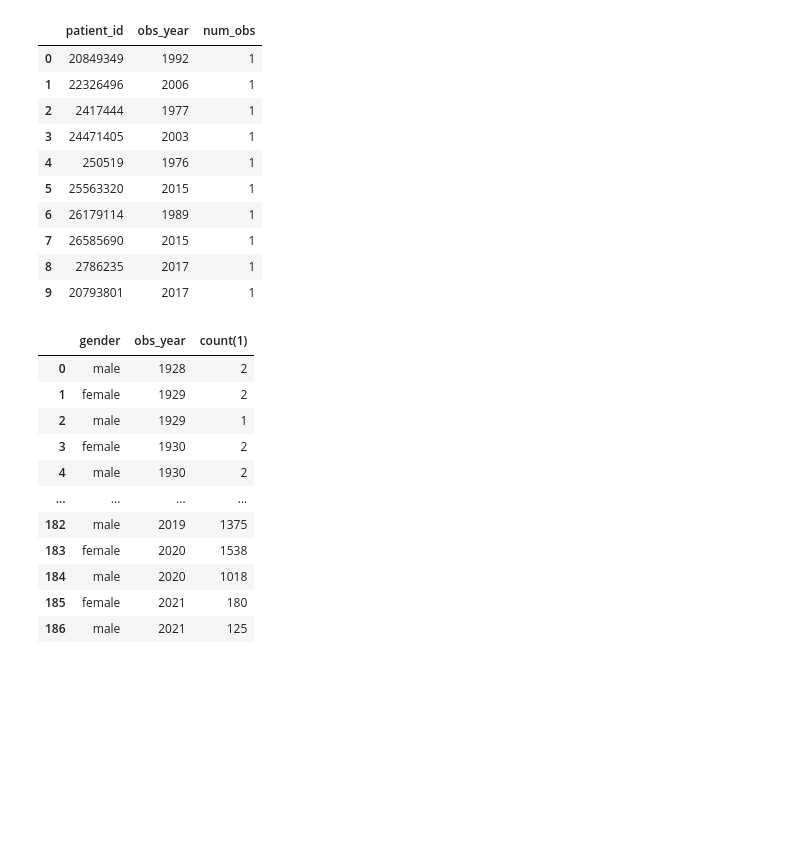
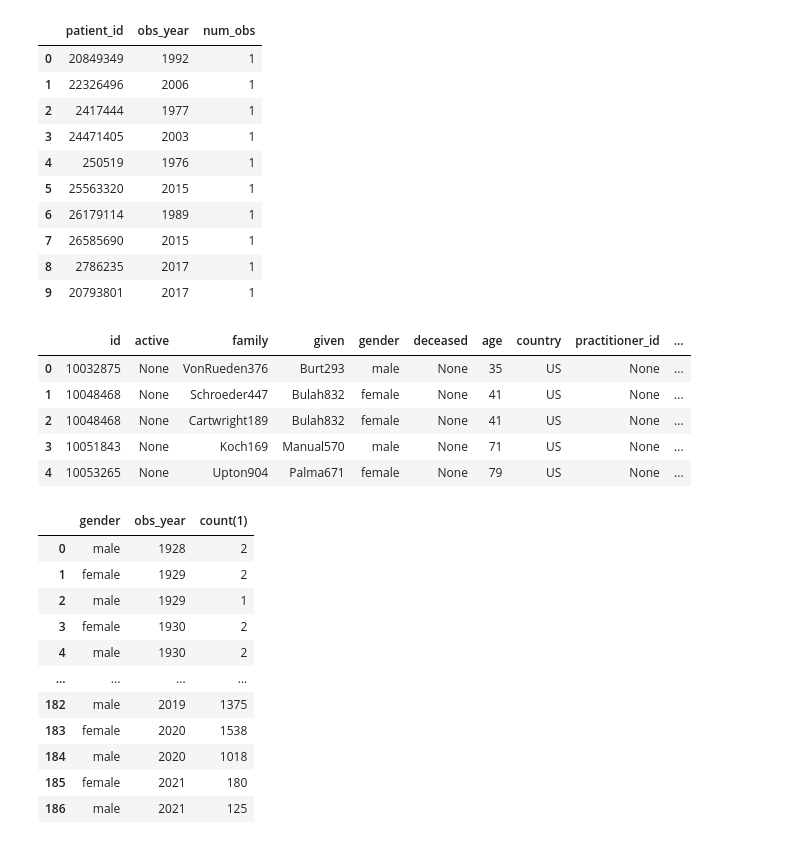
Before and after one commit to google/fhir-data-pipes, a Jupyter notebook: query/queries_large.ipynb, the cells around one changed output. Saved outputs shown, nothing was run; the diff lists cells and outputs as text; code cells hidden in the pictures; blank space fills up the shorter version.

```diff
--- a/query/queries_large.ipynb
+++ b/query/queries_large.ipynb
@@ -209,6 +221,18 @@ pandas.read_sql_query(
 | 7 | 26585690 | 2015 | 1 |
 | 8 | 2786235 | 2017 | 1 |
 | 9 | 20793801 | 2017 | 1 |
+# %%
+pandas.read_sql_query(
+    sql="SELECT * FROM Patient_flat LIMIT 5;",
+    con=query_engine,
+)
+# %% [output]
+|  | id | active | family | given | gender | deceased | age | country | practitioner_id | ... |
+| 0 | 10032875 | None | VonRueden376 | Burt293 | male | None | 35 | US | None | ... |
+| 1 | 10048468 | None | Schroeder447 | Bulah832 | female | None | 41 | US | None | ... |
+| 2 | 10048468 | None | Cartwright189 | Bulah832 | female | None | 41 | US | None | ... |
+| 3 | 10051843 | None | Koch169 | Manual570 | male | None | 71 | US | None | ... |
+| 4 | 10053265 | None | Upton904 | Palma671 | female | None | 79 | US | None | ... |
 # %%
 pandas.read_sql_query(
     sql="""SELECT P.gender, obs_year, COUNT(*) FROM
```
Also changed, not shown: parts of 6 cells of this notebook.
